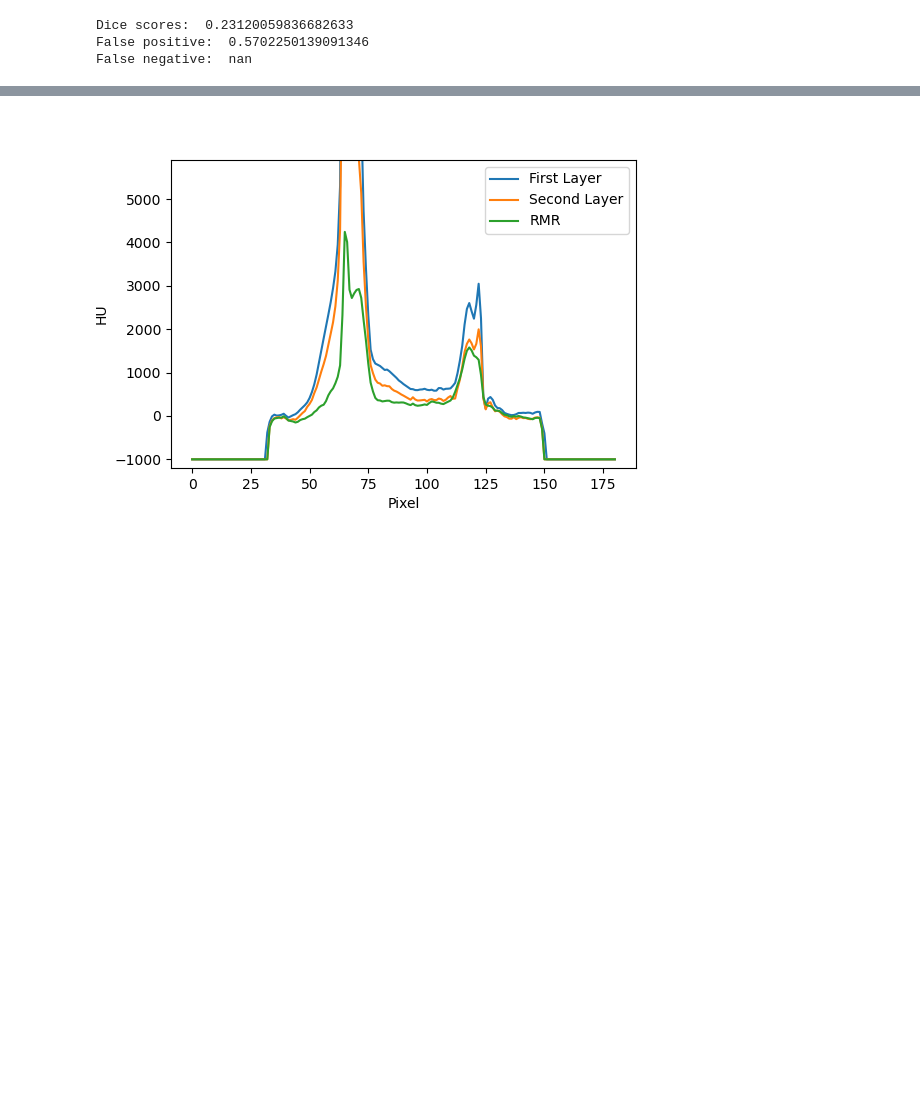
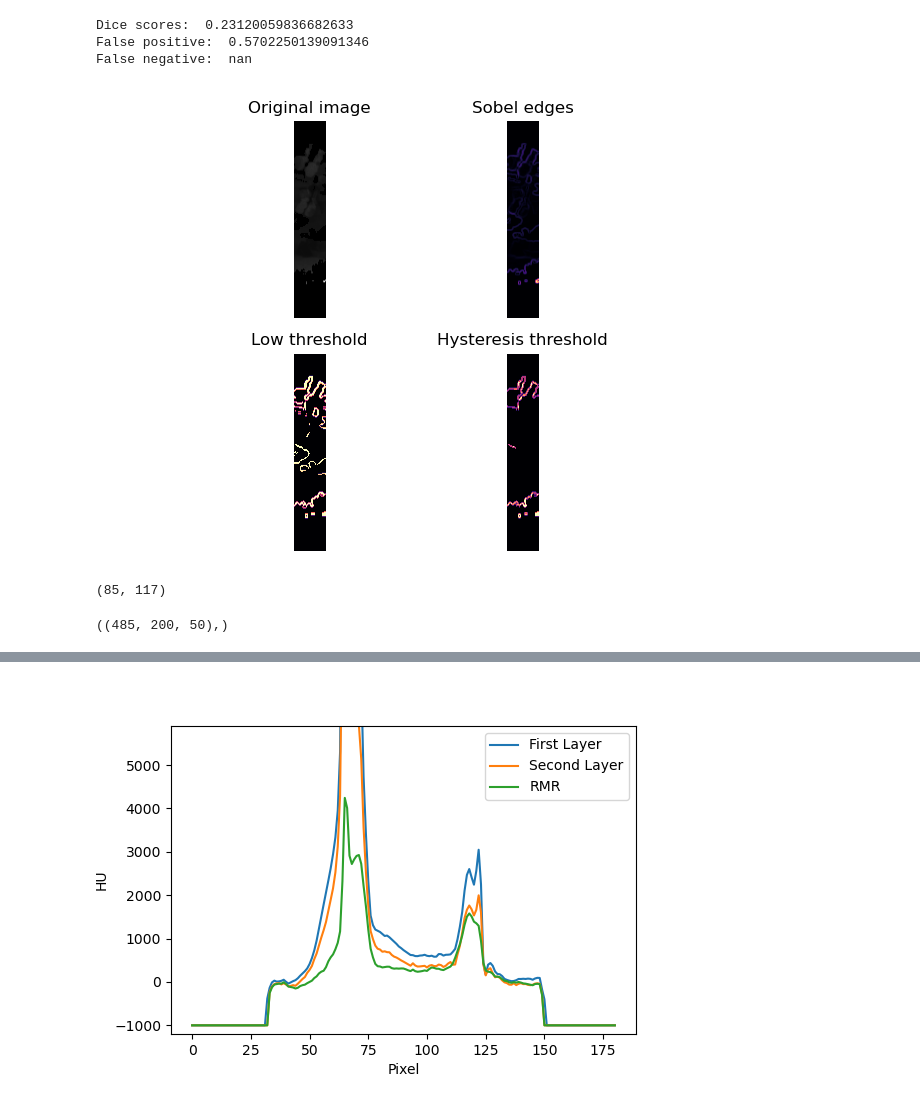
Before and after one commit to jerichooconnell/work-dfci, a Jupyter notebook: 3-jupyter_notebooks_paper/1-initial_CNS_and_MAR_pelvis/mar_matt_noml_aapm_clinical.ipynb, the cells around one changed output, grey strips where cells are left out. Cells and saved outputs as stored; diff of their text form; code cells hidden in the pictures; blank space fills up the shorter version.

```diff
--- a/3-jupyter_notebooks_paper/1-initial_CNS_and_MAR_pelvis/mar_matt_noml_aapm_clinical.ipynb
+++ b/3-jupyter_notebooks_paper/1-initial_CNS_and_MAR_pelvis/mar_matt_noml_aapm_clinical.ipynb
@@ -694,0 +735,47 @@ secon_layer_dental_inplants_proj,secon_layer_dental_inplants_proj, xlow=xlow, xh
+# %%
+import matplotlib.pyplot as plt
+from skimage import data, filters
+
+fig, ax = plt.subplots(nrows=2, ncols=2)
+
+image = first_layer_dental_inplants_proj[99,50:250,xlow:xhigh]/secon_layer_dental_inplants_proj[300,50:250,xlow:xhigh]
+image[first_layer_dental_inplants_proj[99,50:250,xlow:xhigh] < 3] = 0
+# fill the non finite values with 0
+# image[np.isnan(image)] = 1
+# image[np.isinf(image)] = 1
+# image[np.isneginf(image)] =1
+# image[image > 1.4] = 1.25
+
+edges = filters.sobel(image)
+
+low = np.percentile(edges, 90)
+high = np.percentile(edges, 98)
+
+lowt = (edges > low).astype(int)
+hight = (edges > high).astype(int)
+hyst = filters.apply_hysteresis_threshold(edges, low, high)
+
+ax[0, 0].imshow(image, cmap='gray')
+ax[0, 0].set_title('Original image')
+
+ax[0, 1].imshow(edges, cmap='magma')
+ax[0, 1].set_title('Sobel edges')
+
+ax[1, 0].imshow(lowt, cmap='magma')
+ax[1, 0].set_title('Low threshold')
+
+ax[1, 1].imshow(hight + hyst, cmap='magma')
+ax[1, 1].set_title('Hysteresis threshold')
+
+for a in ax.ravel():
+    a.axis('off')
+
+plt.tight_layout()
+
+plt.show()
+# %% [output]
+[figure, added]
+# %%
+xlow, xhigh
+# %% [output]
+(85, 117)
@@ -694,0 +897,4 @@ secon_layer_dental_inplants_proj,secon_layer_dental_inplants_proj, xlow=xlow, xh
+# %%
+expanded_masks.shape,
+# %% [output]
+((485, 200, 50),)
```
Also changed, not shown: parts of 14 cells of this notebook, 1 other file.
